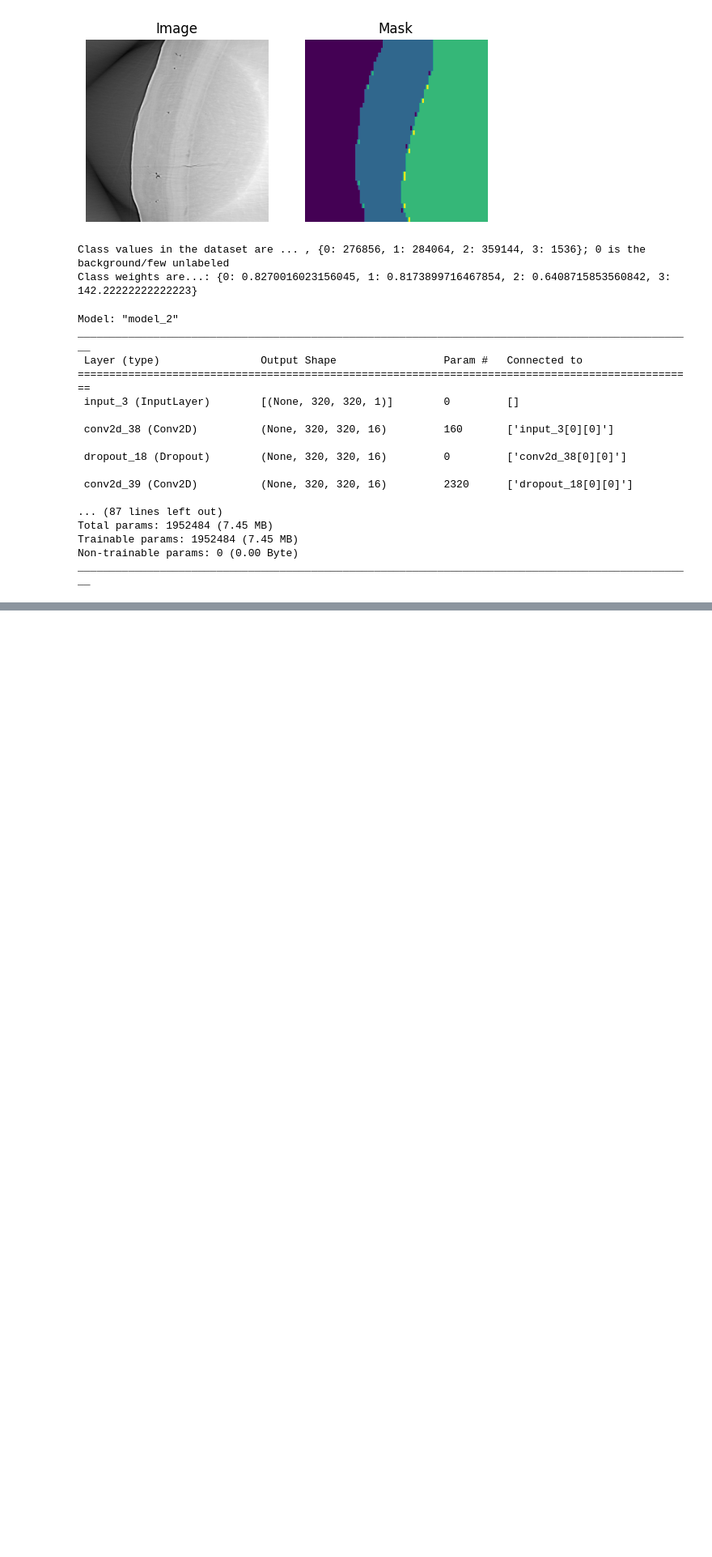
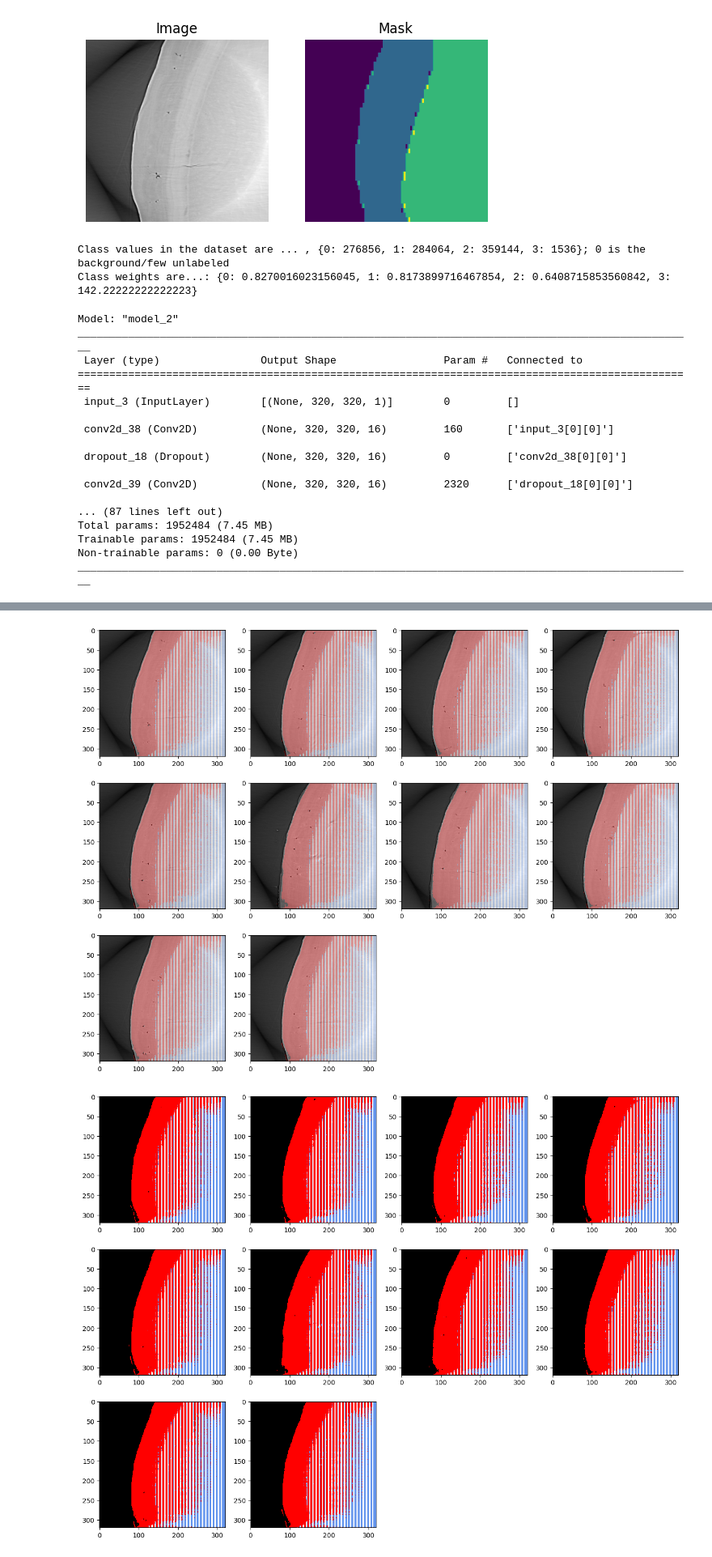
Before and after one commit to richard-lane/cementum, a Jupyter notebook: pipeline/reproduce.ipynb, the cells around one changed output, grey strips where cells are left out. Shown at 81% size. Cells and saved outputs as stored; diff of their text form; code cells hidden in the pictures; blank space fills up the shorter version.

```diff
--- a/pipeline/reproduce.ipynb
+++ b/pipeline/reproduce.ipynb
@@ -274,0 +283,59 @@ IoU for class 3 is:  0.00863117
+# %%
+""" Show the prediction for one of the training images """
+from matplotlib.colors import ListedColormap
+
+
+def preprocess_image(image):
+    # Add channel axis
+    image = image[..., np.newaxis]
+    # Normalize image
+    image = normalise_images(image)
+    # Add batch axis
+    image = image[np.newaxis, ...]
+    return image
+
+
+fig, axes = plt.subplots(3, 4, figsize=(16, 12))
+
+cmap = ListedColormap(["black", "red", "cornflowerblue", "white"])
+
+for image, axis in zip(training_images, axes.ravel()):
+    prediction = np.argmax(
+        model.predict(preprocess_image(image), verbose=0), axis=-1
+    ).squeeze()
+    axis.imshow(image, cmap="gray")
+    axis.imshow(prediction, cmap=cmap, alpha=0.3)
+
+axes.ravel()[-2].set_axis_off()
+axes.ravel()[-1].set_axis_off()
+
+fig.savefig("tmp.png")
+
+
+fig, axes = plt.subplots(3, 4, figsize=(16, 12))
+
+for image, axis in zip(training_images, axes.ravel()):
+    prediction = np.argmax(
+        model.predict(preprocess_image(image), verbose=0), axis=-1
+    ).squeeze()
+    axis.imshow(prediction, cmap=cmap)
+
+axes.ravel()[-2].set_axis_off()
+axes.ravel()[-1].set_axis_off()
+
+fig.savefig("predictions.png")
+
+fig, axes = plt.subplots(3, 4, figsize=(16, 12))
+
+cmap = ListedColormap(["black", "red", "cornflowerblue", "white"])
+
+for image, axis in zip(training_images, axes.ravel()):
+    axis.imshow(image, cmap="gray")
+
+axes.ravel()[-2].set_axis_off()
+axes.ravel()[-1].set_axis_off()
+
+fig.savefig("images.png")
+# %% [output]
+[figure, added]
+[figure, added]
```
Also changed, not shown: parts of 8 cells of this notebook.
